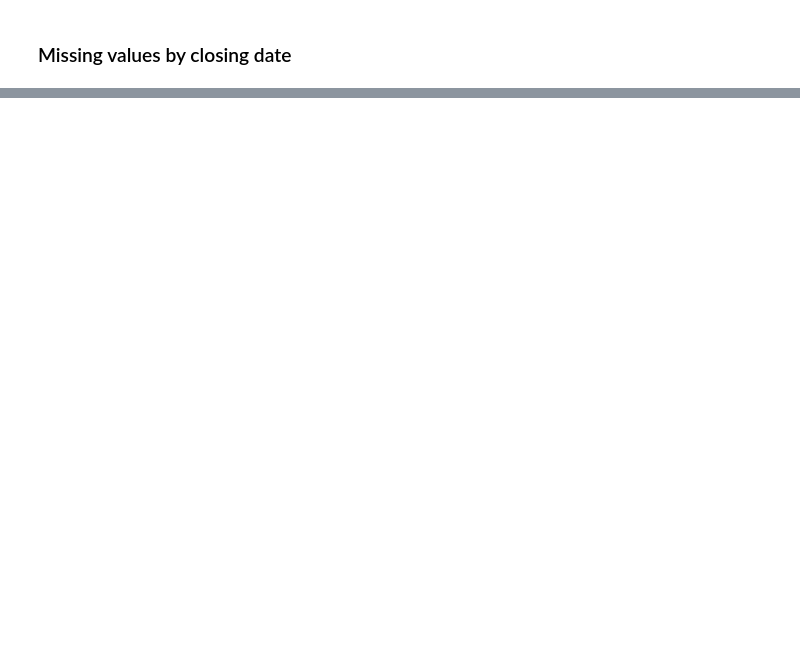
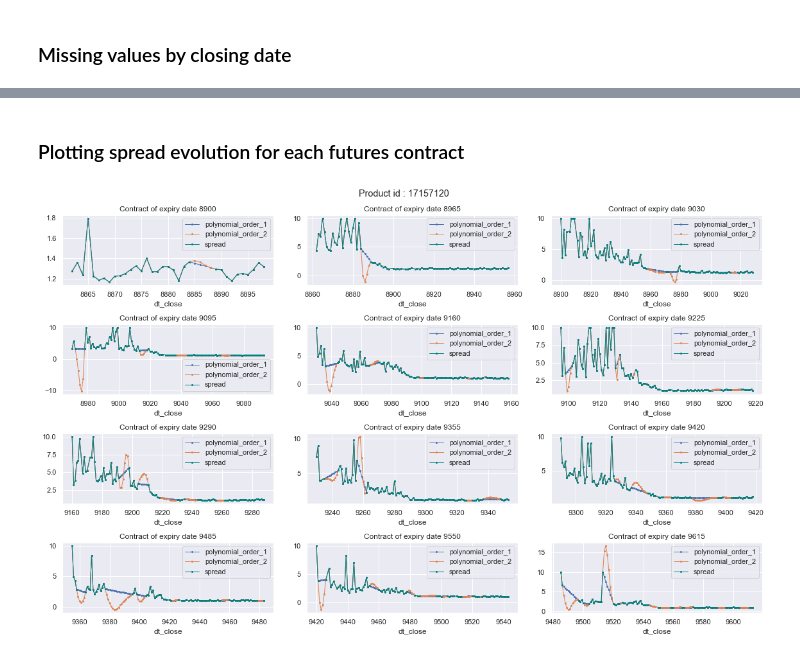
Before and after one commit to YassineBelkhayat/ML-project, a Jupyter notebook: data/exploration.ipynb, the cells around one changed output, grey strips where cells are left out. Drawn from its saved outputs; the diff is of its cells as text; code cells hidden in the pictures; blank space fills up the shorter version.

```diff
--- a/data/exploration.ipynb
+++ b/data/exploration.ipynb
@@ -142,0 +140,37 @@ Number of close dates : 2585 days
+# %%
+# Dictionnary matching product_id to the list of expiry dates
+product_id_to_dt_expiry = df.groupby(['product_id'])['dt_expiry'].unique().to_dict()
+product_ids = list(product_id_to_dt_expiry.keys())
+# %% [markdown]
+### Plotting spread evolution for each futures contract
+# %%
+N,M = 4,3
+fig, axs = plt.subplots(N, M, figsize=(16,10))
+
+# Product id
+product_id = product_ids[7]
+fig.suptitle(f'Product id : {product_id}')
+
+# List of futures contracts (dt_expiry)
+dt_expiry_list = product_id_to_dt_expiry[product_id][:N*M]
+# dt_expiry_list = np.sort(np.random.choice( a = product_id_to_dt_expiry[product_id], size = min(N*M, len(product_id_to_dt_expiry[product_id])), replace = False ))
+
+
+# Plot Spread evolution for each contract
+for i,dt_expiry in enumerate(dt_expiry_list):
+    # Select some specific contract
+    df_futures_contract = df[ (df['product_id']==product_id) & (df['dt_expiry'] ==dt_expiry) ].sort_values('dt_close')
+
+    # Interpolate spread missing values using different orders
+    for order in range(1,3):
+        df_futures_contract[f"polynomial_order_{order}"] = df_futures_contract['spread'].interpolate(method='polynomial', order=order)
+        df_futures_contract.plot(x='dt_close', y=f'polynomial_order_{order}', marker='.', ax= axs[i//M, i%M], linewidth=1, markersize=4)
+
+    # Plot original spread
+    df_futures_contract.plot(x='dt_close', y='spread', marker='.', color='teal', ax= axs[i//M, i%M], linewidth=1, markersize=4)
+    axs[i//M, i%M].set_title(f"Contract of expiry date {dt_expiry}")
+
+
+fig.tight_layout()
+# %% [output]
+[figure, added]
```
Also changed, not shown: parts of 16 cells of this notebook.
